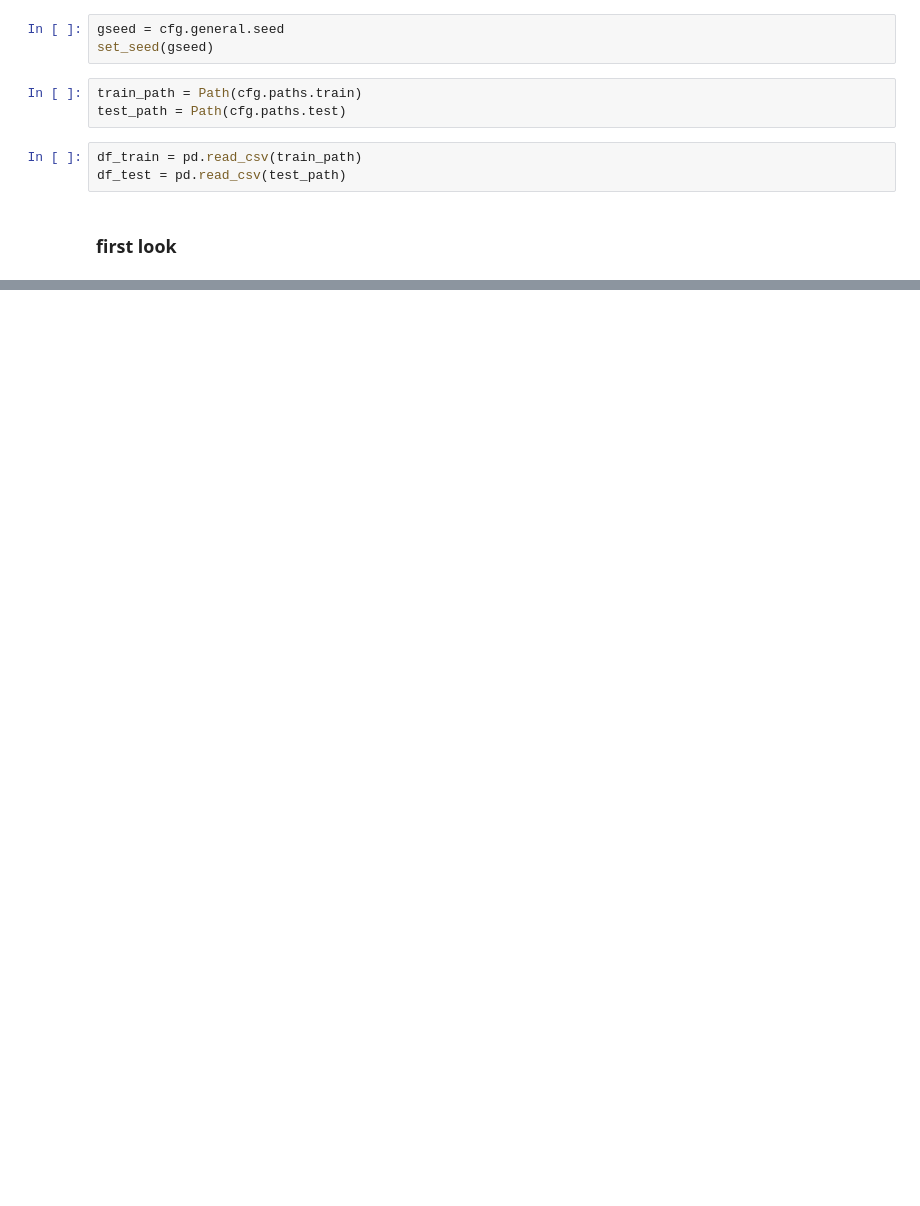
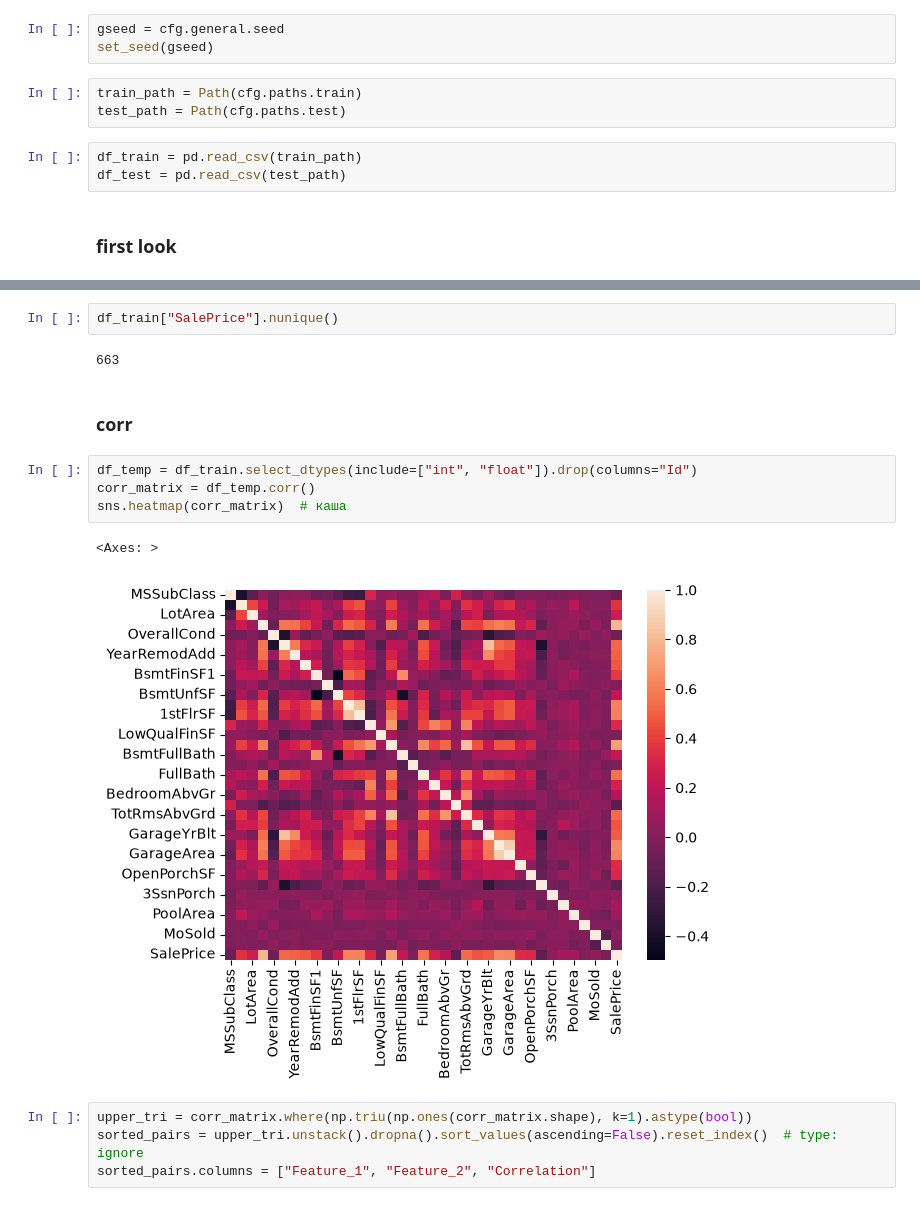
Before and after one commit to EgorK19/fp_houses, a Jupyter notebook: notebooks/1.0_eda.ipynb, the cells around one changed output, grey strips where cells are left out. Saved outputs shown, nothing was run; the diff lists cells and outputs as text; blank space fills up the shorter version.

```diff
--- a/notebooks/1.0_eda.ipynb
+++ b/notebooks/1.0_eda.ipynb
@@ -28,0 +252,17 @@ df_test = pd.read_csv(test_path)
+# %%
+df_train["SalePrice"].nunique()
+# %% [output]
+663
+# %% [markdown]
+### corr
+# %%
+df_temp = df_train.select_dtypes(include=["int", "float"]).drop(columns="Id")
+corr_matrix = df_temp.corr()
+sns.heatmap(corr_matrix)  # каша
+# %% [output]
+<Axes: >
+[figure, added]
+# %%
+upper_tri = corr_matrix.where(np.triu(np.ones(corr_matrix.shape), k=1).astype(bool))
+sorted_pairs = upper_tri.unstack().dropna().sort_values(ascending=False).reset_index()  # type: ignore
+sorted_pairs.columns = ["Feature_1", "Feature_2", "Correlation"]
```
Also changed, not shown: parts of 63 cells of this notebook, 16 other files.
